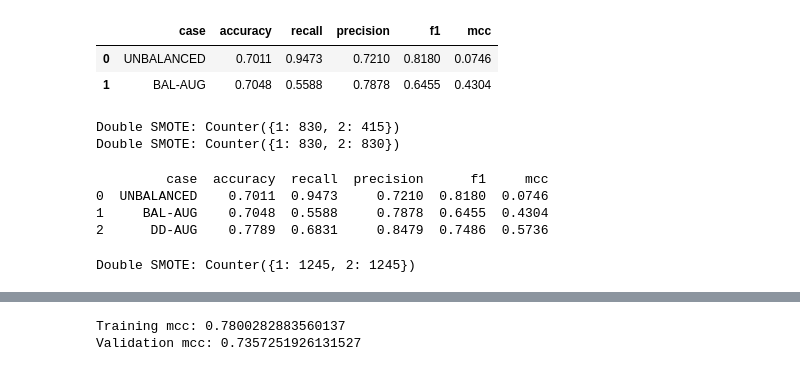
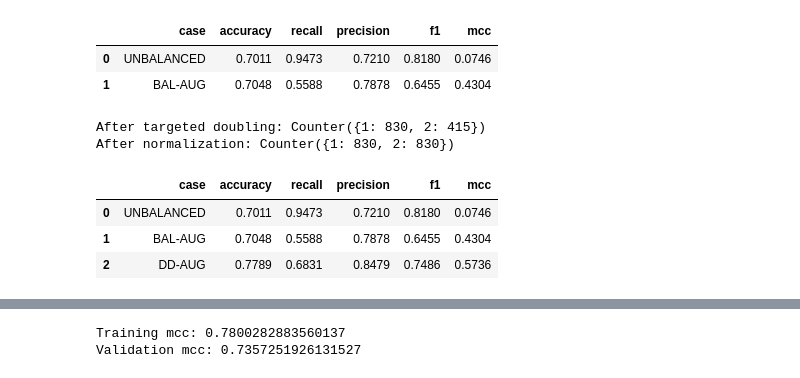
Before and after one commit to EmmanuelNiyi/Replication-of-Liver-Disease-Classification, a Jupyter notebook: 5-artificial-neural-networks-ann-rildc.ipynb, the cells around one changed output, grey strips where cells are left out. Saved outputs shown, nothing was run; the diff lists cells and outputs as text; code cells hidden in the pictures.

```diff
--- a/5-artificial-neural-networks-ann-rildc.ipynb
+++ b/5-artificial-neural-networks-ann-rildc.ipynb
@@ -196,44 +215,34 @@ quadrupule = current_count * 4
-# %%
-# DOUBLE THE DATA WITH SMOTE
-# double y with index 1
-smote_double = SMOTE(sampling_strategy={1: double}, random_state=42)
-X_double, y_double = smote_double.fit_resample(X_smote, y_smote)
-print("Double SMOTE:", Counter(y_double))
-
-# normalize index 1 and 2, effectively doubling the data
-smote_double = SMOTE(random_state=42)
-X_double, y_double = smote_double.fit_resample(X_double, y_double)
-print("Double SMOTE:", Counter(y_double))
-# %% [output]
-Double SMOTE: Counter({1: 830, 2: 415})
-Double SMOTE: Counter({1: 830, 2: 830})
 # %%
-# calculate with augmented data
-cv_results = cross_validate(ilp_model, X_double, y_double, cv=skf, scoring=scoring)
+# SMOTE-based doubling of the minority class
+smote_double = SMOTE(sampling_strategy={1: double}, random_state=42)
+X_double, y_double = smote_double.fit_resample(X_smote, y_smote)
+print("After targeted doubling:", Counter(y_double))
 
-# retrieve the metrics for the dataset augmented 2 fold and add them to the df
+# Second pass to rebalance both classes
+smote_double = SMOTE(random_state=42)
+X_double, y_double = smote_double.fit_resample(X_double, y_double)
+print("After normalization:", Counter(y_double))
+
+# Cross-validation on the 2× SMOTE-augmented data
+cv_results = cross_validate(
+    ilp_model,
+    X_double, y_double,
+    cv=skf,
+    scoring=scoring
+)
+
+# Store metrics
 metric_list = ["DD-AUG"]
 for metric in scoring:
-    metric_list.append(round(cv_results['test_' + metric].mean(), 4))
+    metric_list.append(round(cv_results[f'test_{metric}'].mean(), 4))
 
 smote_results.loc[len(smote_results)] = metric_list
-print(smote_results)
+smote_results
 # %% [output]
-         case  accuracy  recall  precision      f1     mcc
-0  UNBALANCED    0.7011  0.9473     0.7210  0.8180  0.0746
-1     BAL-AUG    0.7048  0.5588     0.7878  0.6455  0.4304
-2      DD-AUG    0.7789  0.6831     0.8479  0.7486  0.5736
+After targeted doubling: Counter({1: 830, 2: 415})
+After normalization: Counter({1: 830, 2: 830})
+|  | case | accuracy | recall | precision | f1 | mcc |
+| 0 | UNBALANCED | 0.7011 | 0.9473 | 0.7210 | 0.8180 | 0.0746 |
+| 1 | BAL-AUG | 0.7048 | 0.5588 | 0.7878 | 0.6455 | 0.4304 |
+| 2 | DD-AUG | 0.7789 | 0.6831 | 0.8479 | 0.7486 | 0.5736 |
-# %%
-# TRIPLE THE DATA WITH SMOTE
-
-# Triple the data
-smote_triple = SMOTE(sampling_strategy={1: triple}, random_state=42)
-X_triple, y_triple = smote_triple.fit_resample(X_smote, y_smote)
-
-# normalize index 1 and 2, effectively doubling the data
-smote_triple = SMOTE(random_state=42)
-X_triple, y_triple = smote_double.fit_resample(X_triple, y_triple)
-print("Double SMOTE:", Counter(y_triple))
-# %% [output]
-Double SMOTE: Counter({1: 1245, 2: 1245})
 # %%
```
Also changed, not shown: parts of 31 cells of this notebook.
